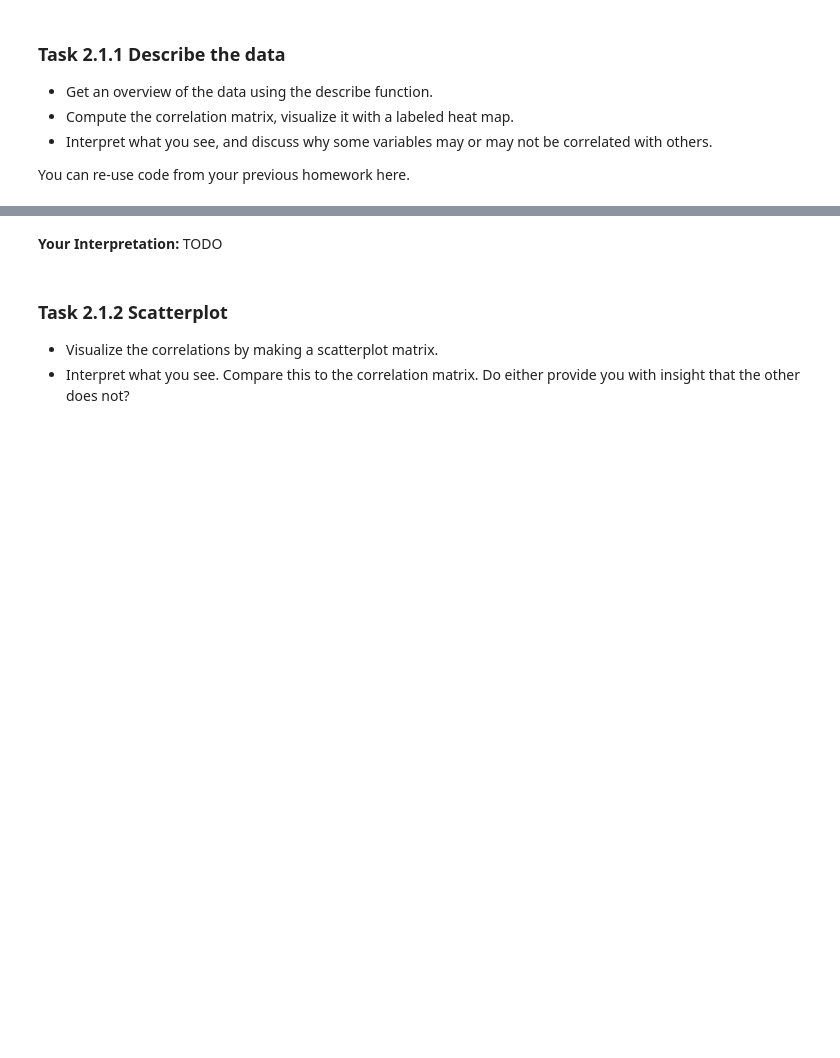
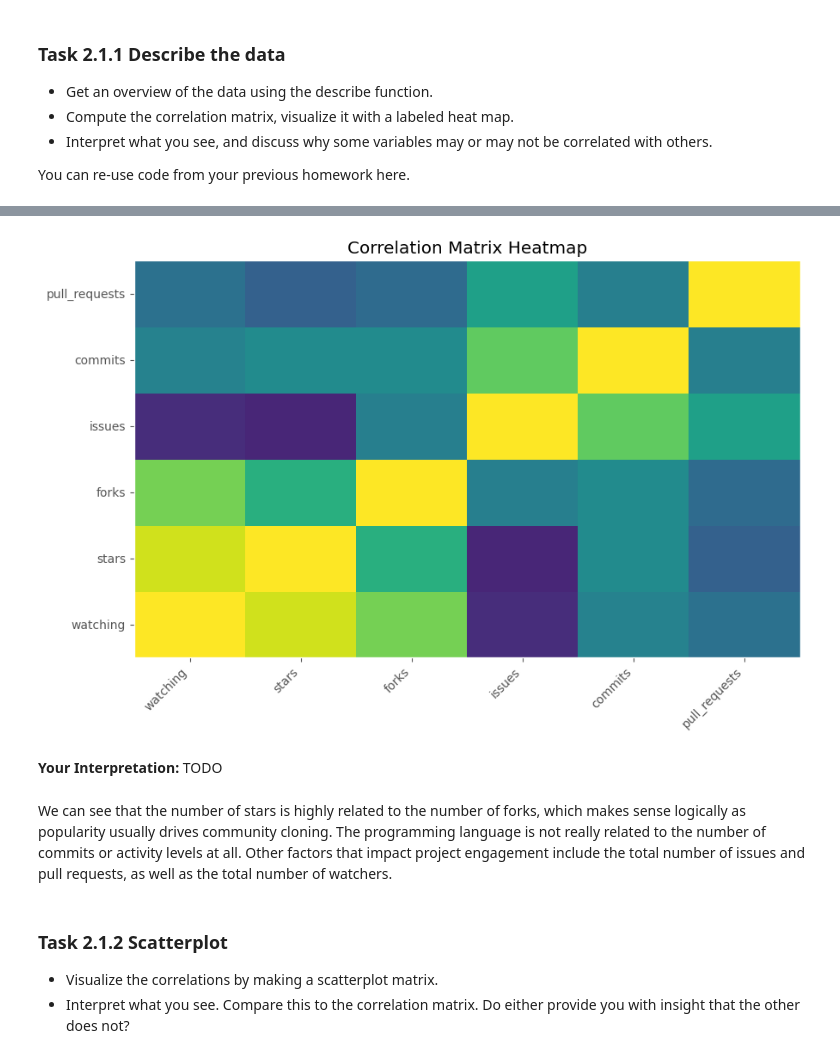
Before and after one commit to Yichun0/2026-datascience-homework, a Jupyter notebook: HW6/HW6.ipynb, the cells around one changed output, grey strips where cells are left out. Drawn from its saved outputs; the diff is of its cells as text; code cells hidden in the pictures; blank space fills up the shorter version.

```diff
--- a/HW6/HW6.ipynb
+++ b/HW6/HW6.ipynb
@@ -176,2 +310,5 @@ You can re-use code from your previous homework here.
 # %%
 # your code goes here - correlation matrix
+num_col = project_info[['watching', 'stars', 'forks', 'issues', 'commits', 'pull_requests']]
+corr = num_col.corr()
+corr
@@ -180,5 +323,20 @@ You can re-use code from your previous homework here.
+# %%
+# your code goes here - heat map
+plt.pcolor(corr,vmin=-1,vmax=1)
+plt.xticks(np.arange(0.5, len(corr.columns), 1),
+           corr.columns,
+           rotation=45, ha='right')
+
+plt.yticks(np.arange(0.5, len(corr.columns), 1),
+           corr.columns)
+plt.title("Correlation Matrix Heatmap")
+plt.show()
+# %% [output]
+[figure, added]
 # %% [markdown]
 **Your Interpretation:** TODO
+# %% [markdown]
+We can see that the number of stars is highly related to the number of forks, which makes sense logically as popularity usually drives community cloning. The programming language is not really related to the number of commits or activity levels at all. Other factors that impact project engagement include the total number of issues and pull requests, as well as the total number of watchers.
 # %% [markdown]
 ### Task 2.1.2 Scatterplot
 + Visualize the correlations by making a scatterplot matrix.
```
Also changed, not shown: parts of 36 cells of this notebook, 4 other files.
